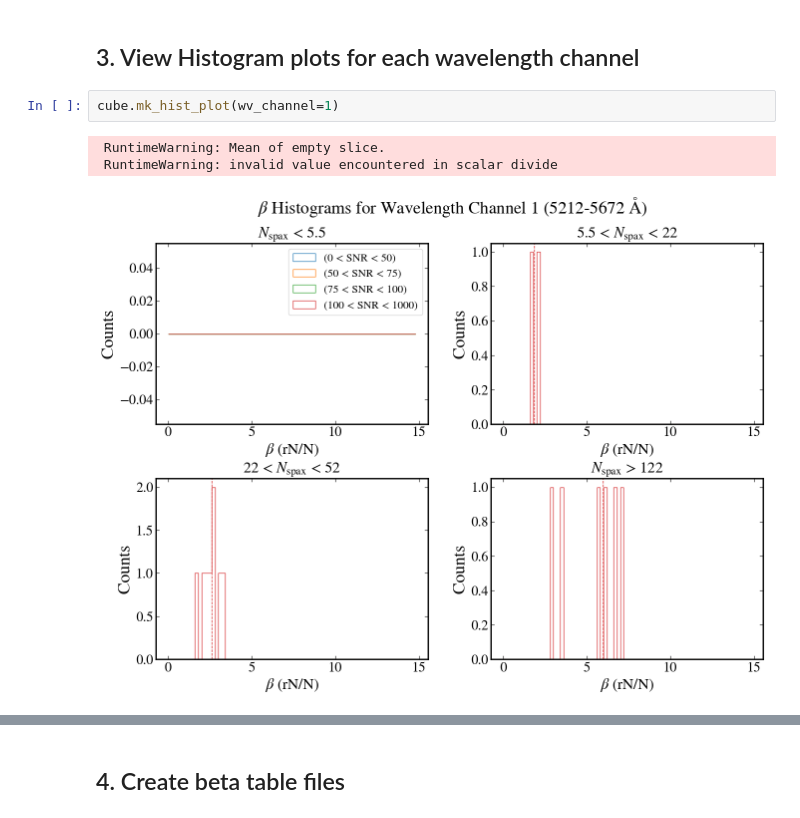
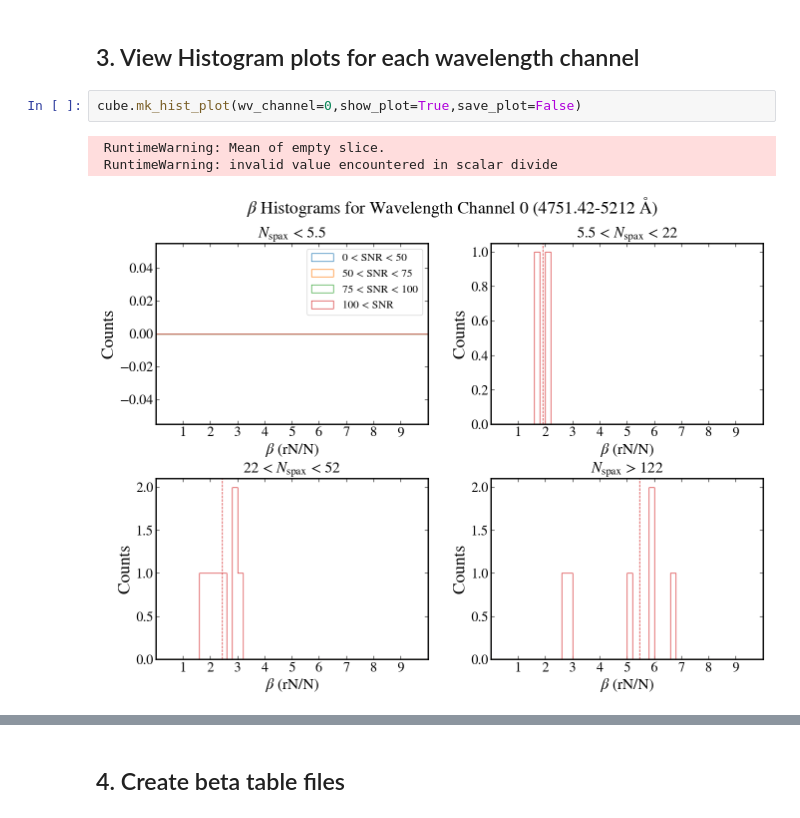
Before and after one commit to aj-pitts/mangadap_muse, a Jupyter notebook: examples/beta_corr_examples.ipynb, the cells around one changed output, grey strips where cells are left out. Saved outputs shown, nothing was run; the diff lists cells and outputs as text.

```diff
--- a/examples/beta_corr_examples.ipynb
+++ b/examples/beta_corr_examples.ipynb
@@ -608,8 +74,8 @@ cube.mk_residual_plot(wv_channel=9,bin_id=15,zoom=[9320,9380])
 # %% [markdown]
 ## 3. View Histogram plots for each wavelength channel
 # %%
-cube.mk_hist_plot(wv_channel=1)
+cube.mk_hist_plot(wv_channel=0,show_plot=True,save_plot=False)
 # %% [output]
  RuntimeWarning: Mean of empty slice.
  RuntimeWarning: invalid value encountered in scalar divide
-[figure, old version]
+[figure, new version]
```
Also changed, not shown: parts of 16 cells of this notebook.
